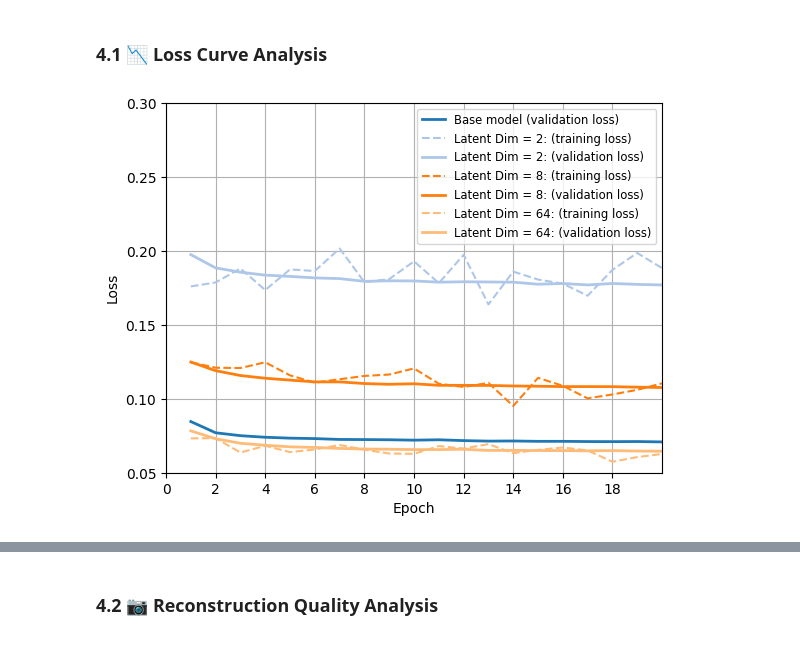
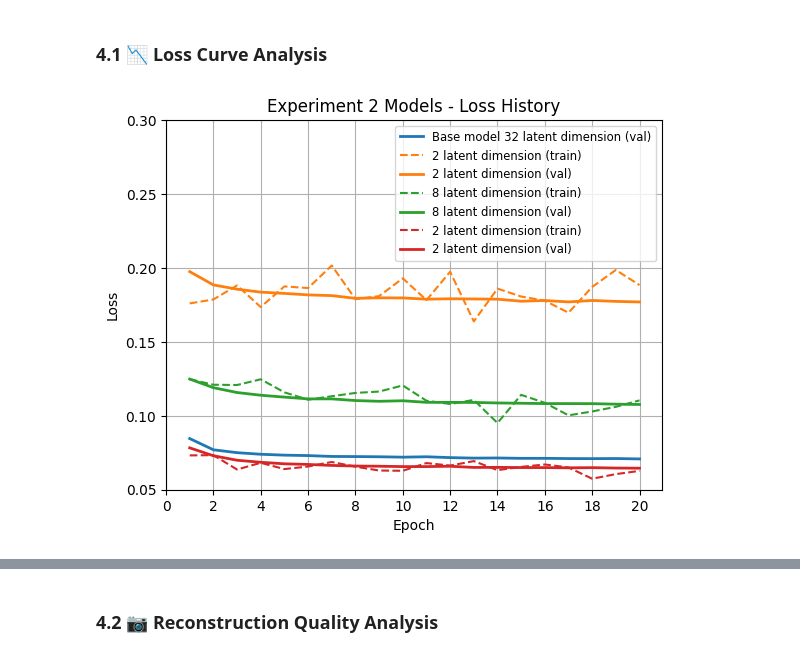
Before and after one commit to vlad-uve/CAE-MNIST, a Jupyter notebook: notebooks/CAE_experiment_2(latent_dim).ipynb, the cells around one changed output, grey strips where cells are left out. Cells and saved outputs as stored; diff of their text form; code cells hidden in the pictures.

```diff
--- a/notebooks/CAE_experiment_2(latent_dim).ipynb
+++ b/notebooks/CAE_experiment_2(latent_dim).ipynb
@@ -301,32 +297,32 @@ for latent_dim_i in experiment_2_latent_dim:
 base_loss = torch.load('/content/CAE-MNIST/outputs/base_model_files/base_loss.pth')
 # %%
 # plot baseeline validation loss
-plot_experiment_history(base_loss)
+plot_experiment_history([base_loss], label_list=['Base model 32 latent dimension'])
 
 # plot training and validation losses for experiment 2 models
 plot_experiment_history(
     loss_list=experiment_2_losses,
     label_list=[
-        'Latent Dim = 2:',
-        'Latent Dim = 8:',
-        'Latent Dim = 64:'
+        '2 latent dimension',
+        '8 latent dimension',
+        '2 latent dimension'
     ],
-    title='',
+    color=plt.get_cmap('tab10').colors[1:],
     to_plot_train=True
 )
 
 # format plot
-plt.xlim(1, base_num_epoch)
-plt.xticks(range(0, base_num_epoch, 2))
+plt.xticks(range(0, base_num_epoch+1, 2))
 plt.ylim(0.05, 0.3)
 plt.legend(fontsize='small')
+plt.title('Experiment 2 Models - Loss History')
 plt.grid()
 
 # save plot
 plt.savefig("CAE-MNIST/outputs/experiment_2_files/experiment_2_image_loss.png")
 plt.show()
 # %% [output]
-[figure, old version]
+[figure, new version]
 # %%
 # manually add and push experiment 1 loss curve image to Git repository
 !git -C /content/CAE-MNIST add outputs/experiment_2_files/experiment_2_image_loss.png
```
Also changed, not shown: parts of 19 cells of this notebook.
